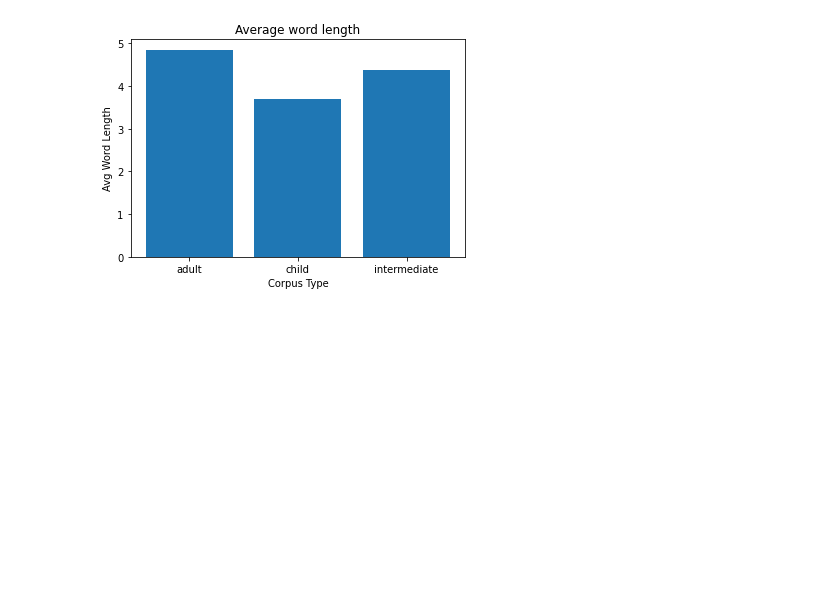
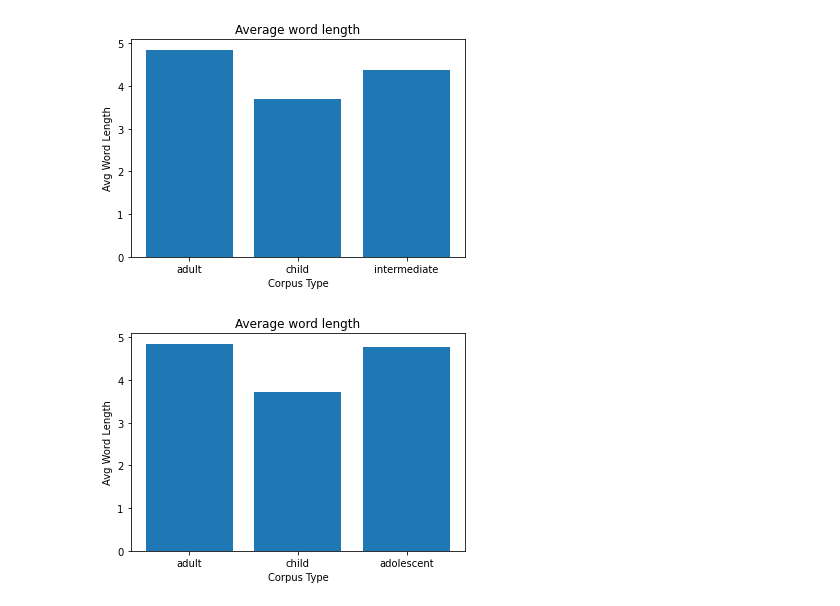
Before and after one commit to shifengxu/CE7455-FinalProject, a Jupyter notebook: sample_analysis.ipynb, the cells around one changed output. Saved outputs shown, nothing was run; the diff lists cells and outputs as text; code cells hidden in the pictures; blank space fills up the shorter version.

```diff
--- a/sample_analysis.ipynb
+++ b/sample_analysis.ipynb
@@ -192,6 +233,7 @@ plt.show()
 adult_avglen = average_word_len(corpus1.analysis.wordslen)
 child_avglen = average_word_len(corpus2.analysis.wordslen)
 inter_avglen = average_word_len(corpus3.analysis.wordslen)
+adol_avglen = average_word_len(corpus4.analysis.wordslen)
 # %%
 plt.bar(["adult", "child", "intermediate"],[adult_avglen, child_avglen, inter_avglen])
 plt.title("Average word length")
@@ -200,3 +242,12 @@ plt.ylabel('Avg Word Length')
 plt.show()
 # %% [output]
 [figure]
+# %%
+# using adol
+plt.bar(["adult", "child", "adolescent"],[adult_avglen, child_avglen, adol_avglen])
+plt.title("Average word length")
+plt.xlabel('Corpus Type')
+plt.ylabel('Avg Word Length')
+plt.show()
+# %% [output]
+[figure, added]
```
Also changed, not shown: parts of 17 cells of this notebook.
